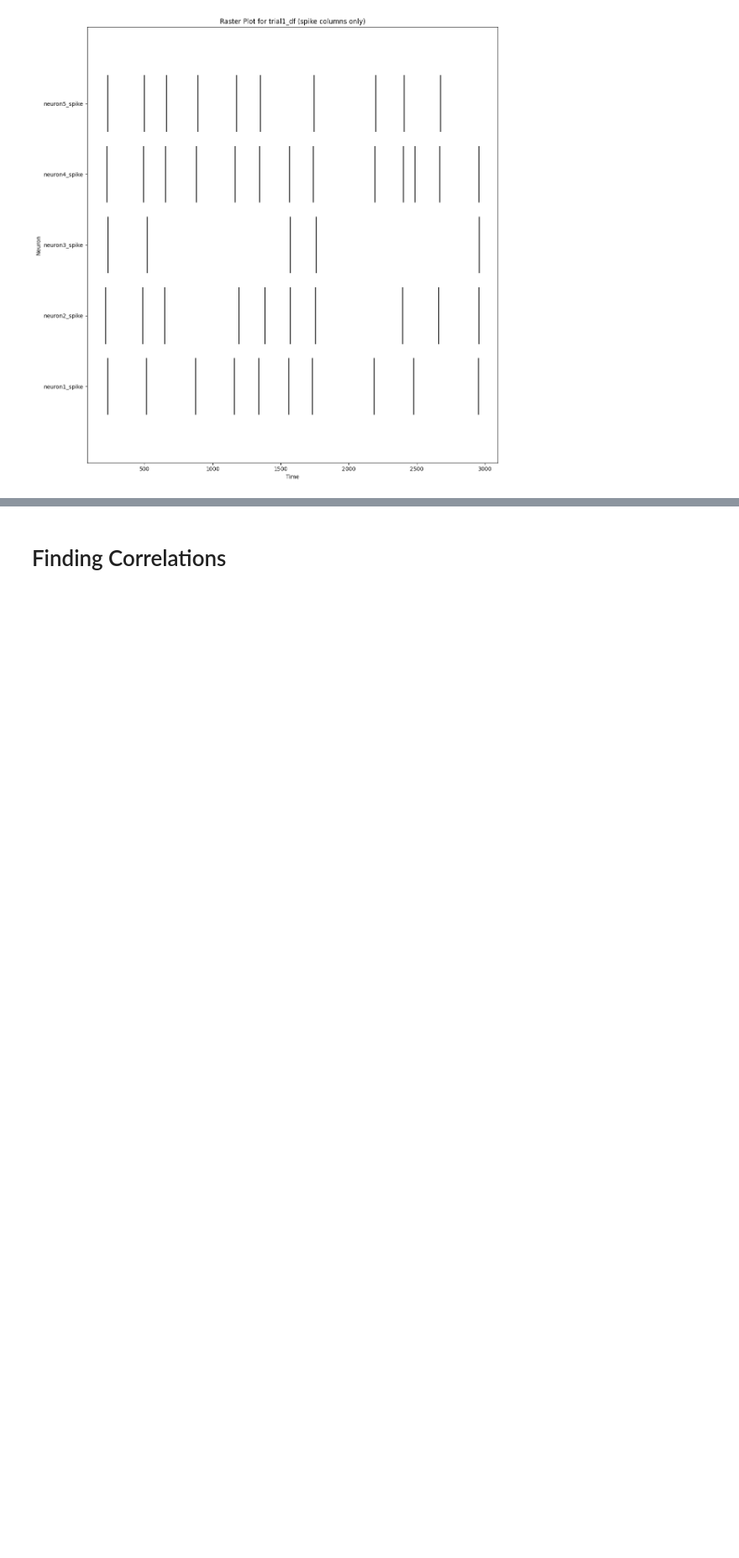
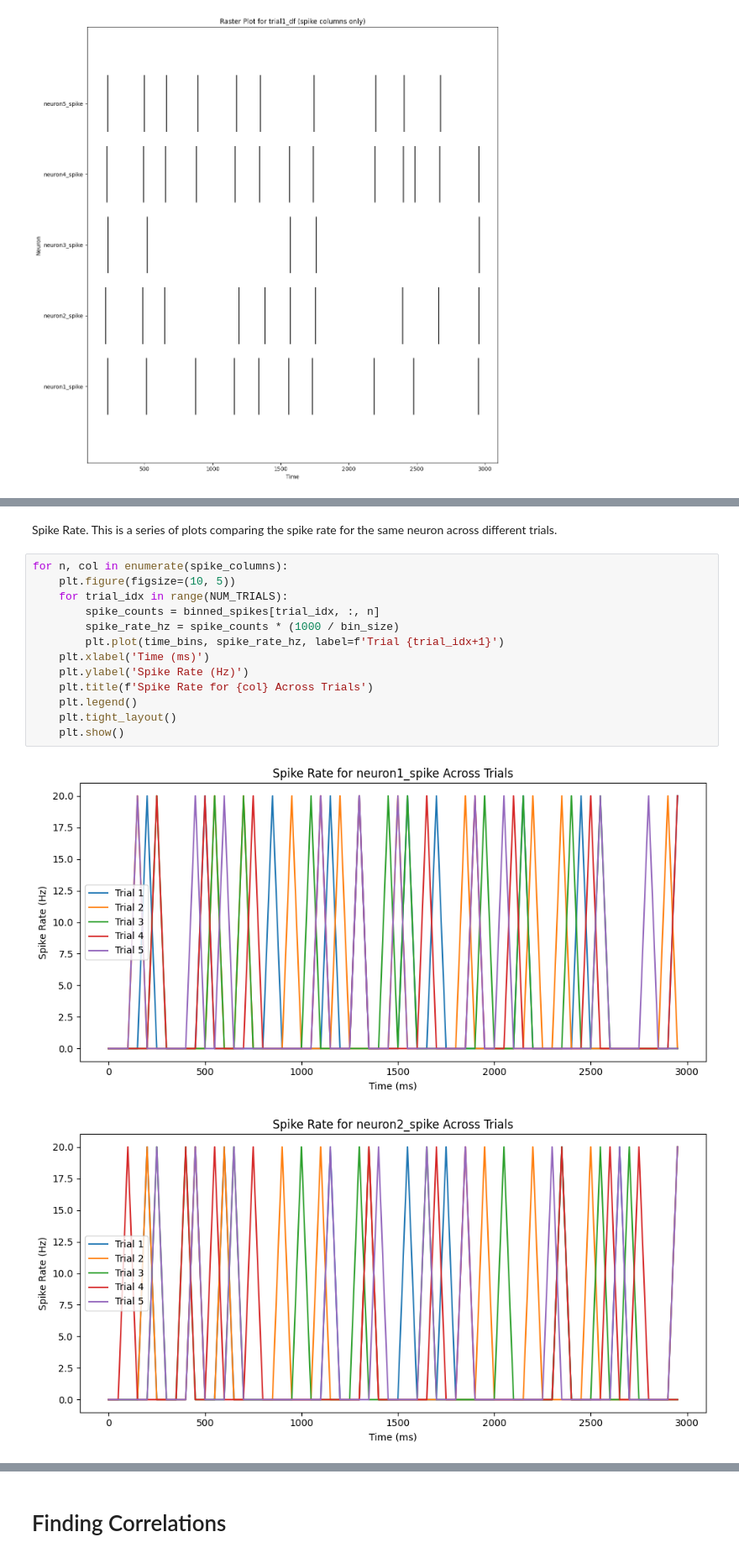
Before and after one commit to Nerfworm/IFneuron-model, a Jupyter notebook: data_playground_3.ipynb, the cells around one changed output, grey strips where cells are left out. Shown at 84% size. Saved outputs shown, nothing was run; the diff lists cells and outputs as text; blank space fills up the shorter version.

```diff
--- a/data_playground_3.ipynb
+++ b/data_playground_3.ipynb
@@ -186,0 +245,18 @@ plt.show()
+# %% [markdown]
+Spike Rate.  This is a series of plots comparing the spike rate for the same neuron across different trials.
+# %%
+for n, col in enumerate(spike_columns):
+    plt.figure(figsize=(10, 5))
+    for trial_idx in range(NUM_TRIALS):
+        spike_counts = binned_spikes[trial_idx, :, n]
+        spike_rate_hz = spike_counts * (1000 / bin_size)
+        plt.plot(time_bins, spike_rate_hz, label=f'Trial {trial_idx+1}')
+    plt.xlabel('Time (ms)')
+    plt.ylabel('Spike Rate (Hz)')
+    plt.title(f'Spike Rate for {col} Across Trials')
+    plt.legend()
+    plt.tight_layout()
+    plt.show()
+# %% [output]
+[figure, added]
+[figure, added]
```
Also changed, not shown: parts of 24 cells of this notebook.
